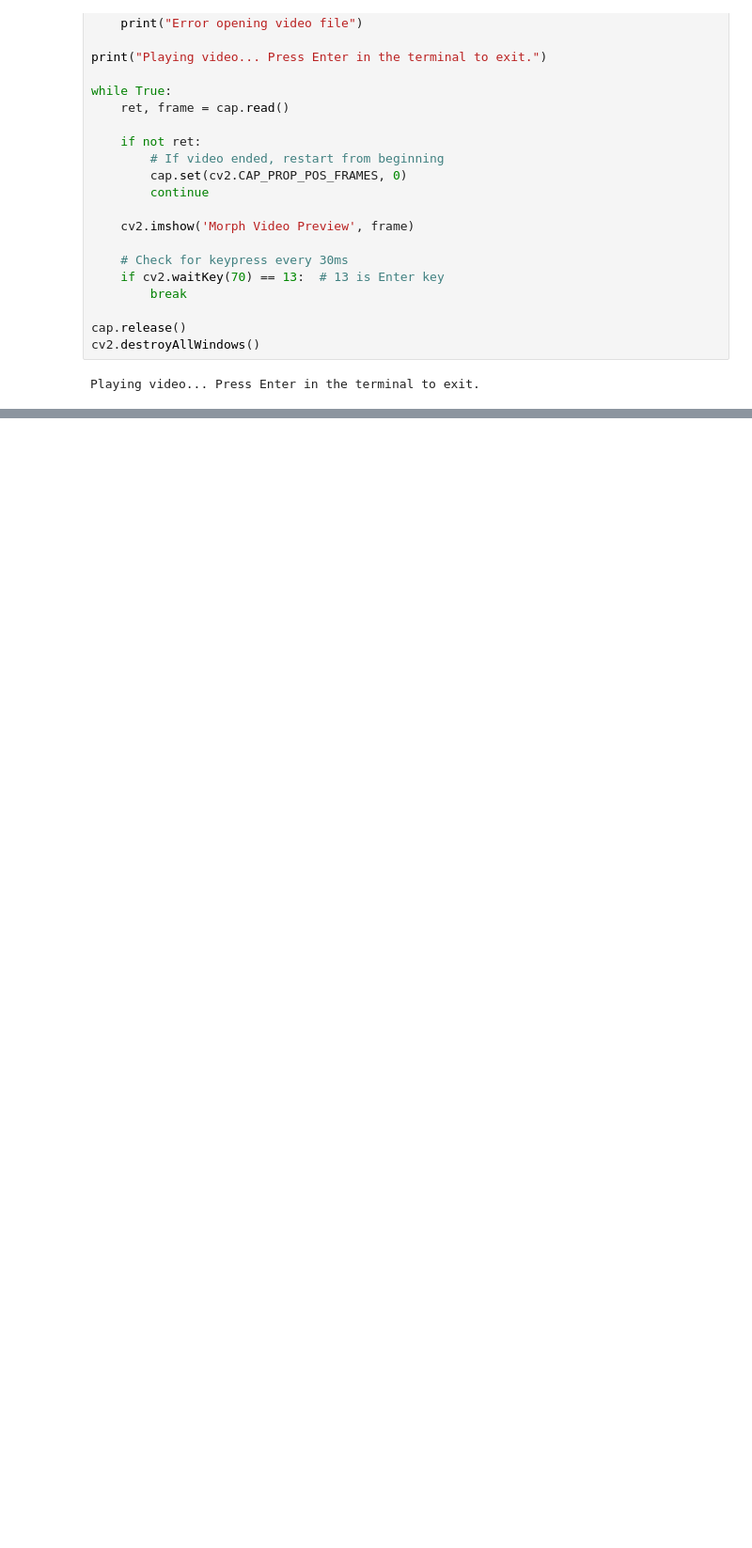
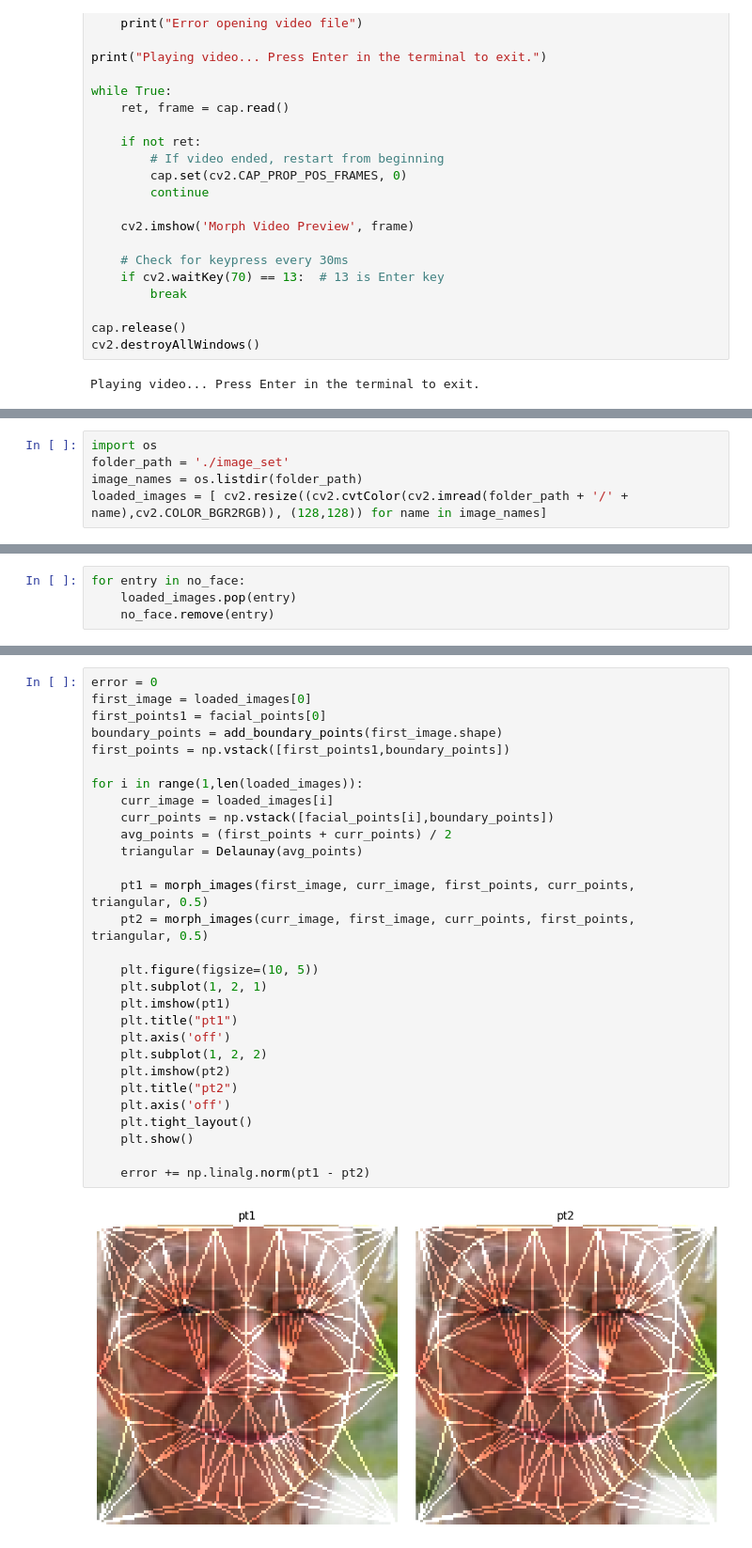
Before and after one commit to weixuanzh/CS445_morphing_project, a Jupyter notebook: Morphing.ipynb, the cells around one changed output, grey strips where cells are left out. Shown at 94% size. Drawn from its saved outputs; the diff is of its cells as text; blank space fills up the shorter version.

```diff
--- a/Morphing.ipynb
+++ b/Morphing.ipynb
@@ -199,0 +206,5 @@ Playing video... Press Enter in the terminal to exit.
+# %%
+import os
+folder_path = './image_set'
+image_names = os.listdir(folder_path)
+loaded_images = [ cv2.resize((cv2.cvtColor(cv2.imread(folder_path + '/' + name),cv2.COLOR_BGR2RGB)), (128,128)) for name in image_names]
@@ -199,0 +238,4 @@ Playing video... Press Enter in the terminal to exit.
+# %%
+for entry in no_face:
+    loaded_images.pop(entry)
+    no_face.remove(entry)
@@ -199,0 +246,31 @@ Playing video... Press Enter in the terminal to exit.
+# %%
+error = 0
+first_image = loaded_images[0]
+first_points1 = facial_points[0]
+boundary_points = add_boundary_points(first_image.shape)
+first_points = np.vstack([first_points1,boundary_points])
+
+for i in range(1,len(loaded_images)):
+    curr_image = loaded_images[i]
+    curr_points = np.vstack([facial_points[i],boundary_points])
+    avg_points = (first_points + curr_points) / 2
+    triangular = Delaunay(avg_points)
+
+    pt1 = morph_images(first_image, curr_image, first_points, curr_points, triangular, 0.5)
+    pt2 = morph_images(curr_image, first_image, curr_points, first_points, triangular, 0.5)
+
+    plt.figure(figsize=(10, 5))
+    plt.subplot(1, 2, 1)
+    plt.imshow(pt1)
+    plt.title("pt1")
+    plt.axis('off')
+    plt.subplot(1, 2, 2)
+    plt.imshow(pt2)
+    plt.title("pt2")
+    plt.axis('off')
+    plt.tight_layout()
+    plt.show()
+
+    error += np.linalg.norm(pt1 - pt2)
+# %% [output]
+[figure, added]
```
Also changed, not shown: parts of 7 cells of this notebook, 16 other files.
